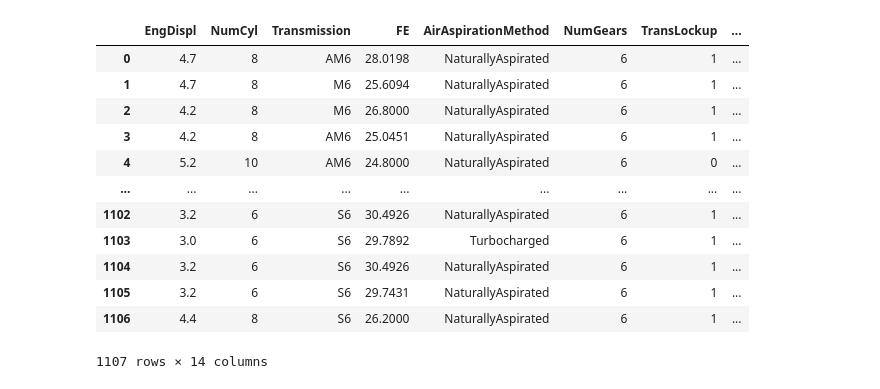
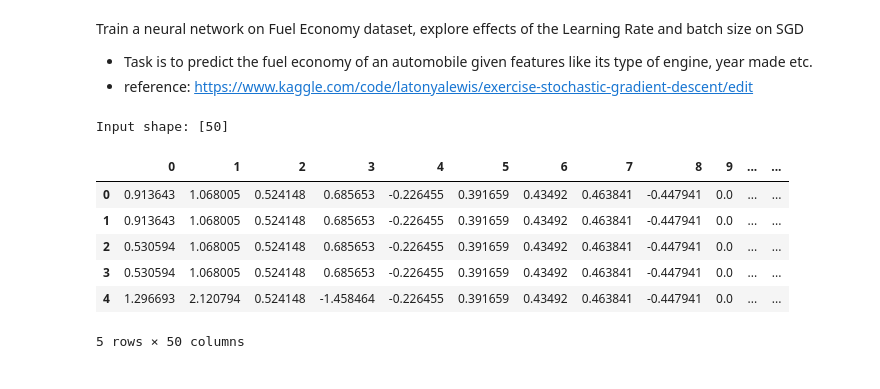
Before and after one commit to LLewis/kaggle-deep-learning, a Jupyter notebook: LLewis_StochasticGD_Exercise.ipynb, the cells around one changed output. Drawn from its saved outputs; the diff is of its cells as text; code cells hidden in the pictures.

```diff
--- a/LLewis_StochasticGD_Exercise.ipynb
+++ b/LLewis_StochasticGD_Exercise.ipynb
@@ -1,23 +1,6 @@
 # %% [markdown]
 <a href="https://colab.research.google.com/github/LLewis/kaggle-deep-learning/blob/main/LLewis_StochasticGD_Exercise.ipynb" target="_parent"><img src="https://colab.research.google.com/assets/colab-badge.svg" alt="Open In Colab"/></a>
-# %%
-
-import pandas as pd
-
-import pandas as pd
-fuel = pd.read_csv("/content/sample_data/fuel.csv")
-fuel
-# %% [output]
-|  | EngDispl | NumCyl | Transmission | FE | AirAspirationMethod | NumGears | TransLockup | ... |
-| 0 | 4.7 | 8 | AM6 | 28.0198 | NaturallyAspirated | 6 | 1 | ... |
-| 1 | 4.7 | 8 | M6 | 25.6094 | NaturallyAspirated | 6 | 1 | ... |
-| 2 | 4.2 | 8 | M6 | 26.8000 | NaturallyAspirated | 6 | 1 | ... |
-| 3 | 4.2 | 8 | AM6 | 25.0451 | NaturallyAspirated | 6 | 1 | ... |
-| 4 | 5.2 | 10 | AM6 | 24.8000 | NaturallyAspirated | 6 | 0 | ... |
-| ... | ... | ... | ... | ... | ... | ... | ... | ... |
-| 1102 | 3.2 | 6 | S6 | 30.4926 | NaturallyAspirated | 6 | 1 | ... |
-| 1103 | 3.0 | 6 | S6 | 29.7892 | Turbocharged | 6 | 1 | ... |
-| 1104 | 3.2 | 6 | S6 | 30.4926 | NaturallyAspirated | 6 | 1 | ... |
-| 1105 | 3.2 | 6 | S6 | 29.7431 | NaturallyAspirated | 6 | 1 | ... |
-| 1106 | 4.4 | 8 | S6 | 26.2000 | NaturallyAspirated | 6 | 1 | ... |
-1107 rows × 14 columns
+# %% [markdown]
+Train a neural network on Fuel Economy dataset, explore effects of the Learning Rate and batch size on SGD
+- Task is to predict the fuel economy of an automobile given features like its type of engine, year made etc.
+- reference: https://www.kaggle.com/code/latonyalewis/exercise-stochastic-gradient-descent/edit
@@ -23,0 +17,40 @@ fuel
+# %%
+#import more libraries
+import numpy as np
+import pandas as pd
+from sklearn.preprocessing import StandardScaler, OneHotEncoder
+from sklearn.compose import make_column_transformer, make_column_selector
+from sklearn.model_selection import train_test_split
+
+#Read in fuel csv file
+fuel = pd.read_csv("/content/sample_data/fuel.csv")
+X = fuel.copy()
+#Remove target
+y = X.pop('FE')
+
+preprocessor = make_column_transformer(
+    (StandardScaler(),make_column_selector(dtype_include=np.number)),
+    (OneHotEncoder(sparse=False),make_column_selector(dtype_include=object)),
+)
+
+X = preprocessor.fit_transform(X)
+y = np.log(y) #log transforms target instead of standardizing
+
+input_shape = [X.shape[1]]
+print("Input shape: {}".format(input_shape))
+# %% [output]
+Input shape: [50]
+# %%
+#Take a look at the target case 'FE' column and remaining columns are features
+fuel.head()
+
+#take a look at the processed features
+pd.DataFrame(X[:10,:]).head()
+# %% [output]
+|  | 0 | 1 | 2 | 3 | 4 | 5 | 6 | 7 | 8 | 9 | ... | ... |
+| 0 | 0.913643 | 1.068005 | 0.524148 | 0.685653 | -0.226455 | 0.391659 | 0.43492 | 0.463841 | -0.447941 | 0.0 | ... | ... |
+| 1 | 0.913643 | 1.068005 | 0.524148 | 0.685653 | -0.226455 | 0.391659 | 0.43492 | 0.463841 | -0.447941 | 0.0 | ... | ... |
+| 2 | 0.530594 | 1.068005 | 0.524148 | 0.685653 | -0.226455 | 0.391659 | 0.43492 | 0.463841 | -0.447941 | 0.0 | ... | ... |
+| 3 | 0.530594 | 1.068005 | 0.524148 | 0.685653 | -0.226455 | 0.391659 | 0.43492 | 0.463841 | -0.447941 | 0.0 | ... | ... |
+| 4 | 1.296693 | 2.120794 | 0.524148 | -1.458464 | -0.226455 | 0.391659 | 0.43492 | 0.463841 | -0.447941 | 0.0 | ... | ... |
+5 rows × 50 columns
```
Also changed, not shown: parts of 4 cells of this notebook.
